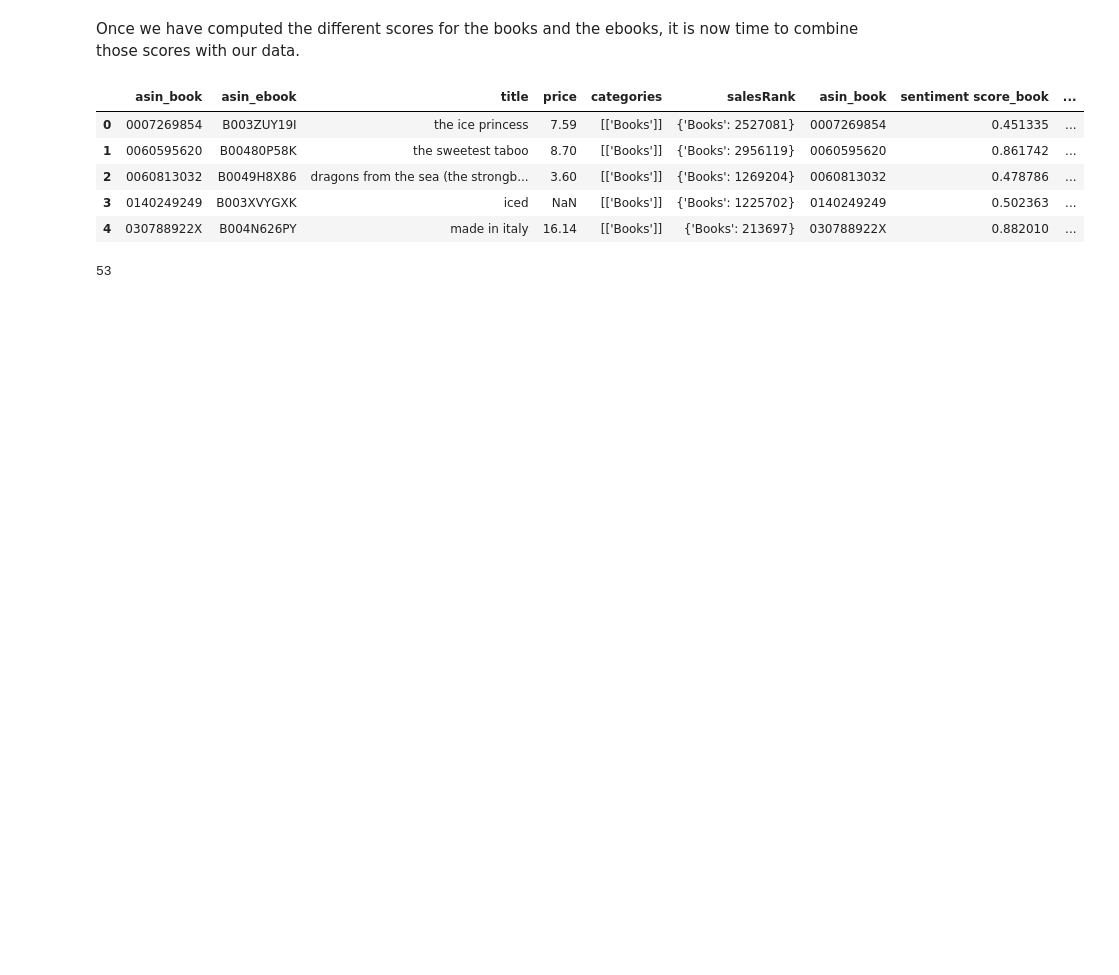
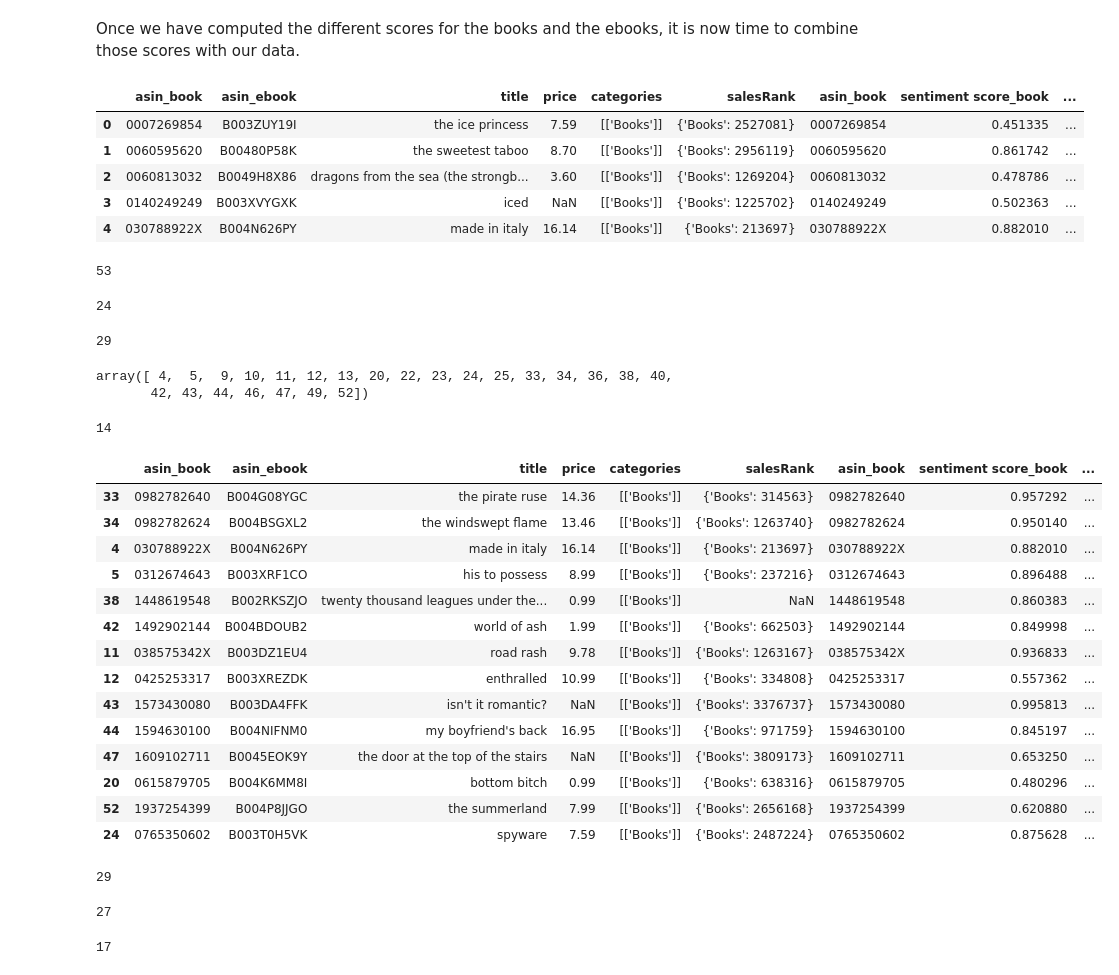
Before and after one commit to mj2905/ProjectMYP, a Jupyter notebook: project/Milestone 2.ipynb, the cells around one changed output. Cells and saved outputs as stored; diff of their text form; code cells hidden in the pictures; blank space fills up the shorter version.

```diff
--- a/project/Milestone 2.ipynb
+++ b/project/Milestone 2.ipynb
@@ -587,3 +589,18 @@ merged_with_all.head()
 merged_with_all.shape[0]
 # %% [output]
 53
+# %%
+overall_books = np.where(merged_with_all['sentiment score_book'] > merged_with_all['sentiment score_ebook'])[0]
+len(overall_books)
+# %% [output]
+24
+# %%
+sentiment_books = np.where(merged_with_all['overall score_book'] > merged_with_all['overall score_ebook'])[0]
+len(overall_ebooks)
+# %% [output]
+29
+# %%
+overall
+# %% [output]
+array([ 4,  5,  9, 10, 11, 12, 13, 20, 22, 23, 24, 25, 33, 34, 36, 38, 40,
+       42, 43, 44, 46, 47, 49, 52])
@@ -589,0 +609,32 @@ merged_with_all.shape[0]
+# %%
+len(best_books)
+# %% [output]
+14
+# %%
+merged_with_all.iloc[best]
+# %% [output]
+|  | asin_book | asin_ebook | title | price | categories | salesRank | asin_book | sentiment score_book | ... |
+| 33 | 0982782640 | B004G08YGC | the pirate ruse | 14.36 | [['Books']] | {'Books': 314563} | 0982782640 | 0.957292 | ... |
+| 34 | 0982782624 | B004BSGXL2 | the windswept flame | 13.46 | [['Books']] | {'Books': 1263740} | 0982782624 | 0.950140 | ... |
+| 4 | 030788922X | B004N626PY | made in italy | 16.14 | [['Books']] | {'Books': 213697} | 030788922X | 0.882010 | ... |
+| 5 | 0312674643 | B003XRF1CO | his to possess | 8.99 | [['Books']] | {'Books': 237216} | 0312674643 | 0.896488 | ... |
+| 38 | 1448619548 | B002RKSZJO | twenty thousand leagues under the... | 0.99 | [['Books']] | NaN | 1448619548 | 0.860383 | ... |
+| 42 | 1492902144 | B004BDOUB2 | world of ash | 1.99 | [['Books']] | {'Books': 662503} | 1492902144 | 0.849998 | ... |
+| 11 | 038575342X | B003DZ1EU4 | road rash | 9.78 | [['Books']] | {'Books': 1263167} | 038575342X | 0.936833 | ... |
+| 12 | 0425253317 | B003XREZDK | enthralled | 10.99 | [['Books']] | {'Books': 334808} | 0425253317 | 0.557362 | ... |
+| 43 | 1573430080 | B003DA4FFK | isn't it romantic? | NaN | [['Books']] | {'Books': 3376737} | 1573430080 | 0.995813 | ... |
+| 44 | 1594630100 | B004NIFNM0 | my boyfriend's back | 16.95 | [['Books']] | {'Books': 971759} | 1594630100 | 0.845197 | ... |
+| 47 | 1609102711 | B0045EOK9Y | the door at the top of the stairs | NaN | [['Books']] | {'Books': 3809173} | 1609102711 | 0.653250 | ... |
+| 20 | 0615879705 | B004K6MM8I | bottom bitch | 0.99 | [['Books']] | {'Books': 638316} | 0615879705 | 0.480296 | ... |
+| 52 | 1937254399 | B004P8JJGO | the summerland | 7.99 | [['Books']] | {'Books': 2656168} | 1937254399 | 0.620880 | ... |
+| 24 | 0765350602 | B003T0H5VK | spyware | 7.59 | [['Books']] | {'Books': 2487224} | 0765350602 | 0.875628 | ... |
+# %%
+overall_ebooks = np.where(merged_with_all['sentiment score_book'] < merged_with_all['sentiment score_ebook'])[0]
+len(overall_ebooks)
+# %% [output]
+29
+# %%
+sentiment_ebooks = np.where(merged_with_all['overall score_book'] < merged_with_all['overall score_ebook'])[0]
+len(sentiment_ebooks)
+# %% [output]
+27
@@ -589,0 +643,4 @@ merged_with_all.shape[0]
+# %%
+len(best_ebooks)
+# %% [output]
+17
```
Also changed, not shown: parts of 19 cells of this notebook.
